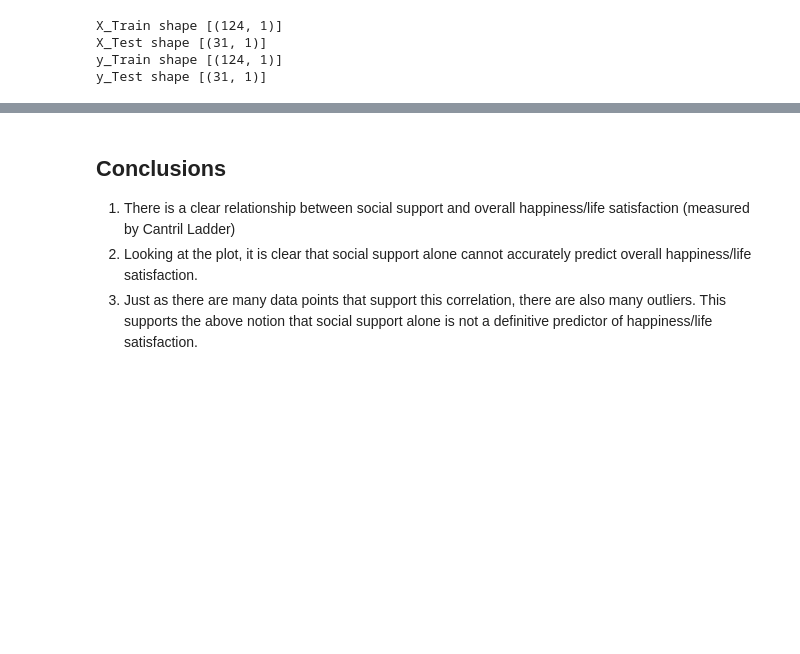
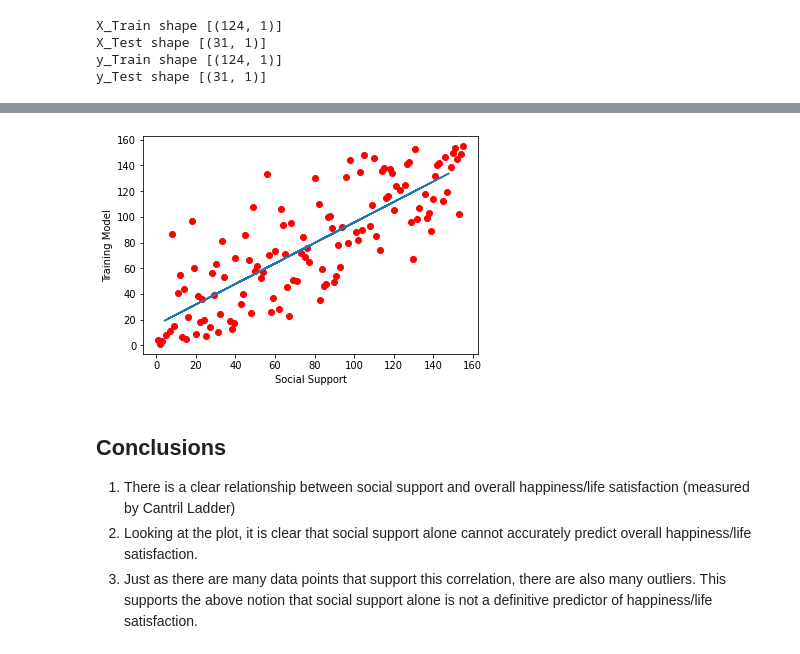
Before and after one commit to Seon2020/linear-regression, a Jupyter notebook: regression.ipynb, the cells around one changed output, grey strips where cells are left out. Drawn from its saved outputs; the diff is of its cells as text; code cells hidden in the pictures; blank space fills up the shorter version.

```diff
--- a/regression.ipynb
+++ b/regression.ipynb
@@ -131,9 +134,11 @@ y_predict = lm.predict(x_test)
 # %%
 plt.scatter(x_train, y_train, color='red')
 plt.plot(x_test, y_predict)
 plt.xlabel('Social Support')
 plt.ylabel('Training Model')
-plt.plot
+plt.show()
+# %% [output]
+[figure, added]
 # %% [markdown]
 ## Conclusions
 1. There is a clear relationship between social support and overall happiness/life satisfaction (measured by Cantril Ladder)
```
Also changed, not shown: parts of 2 cells of this notebook.
